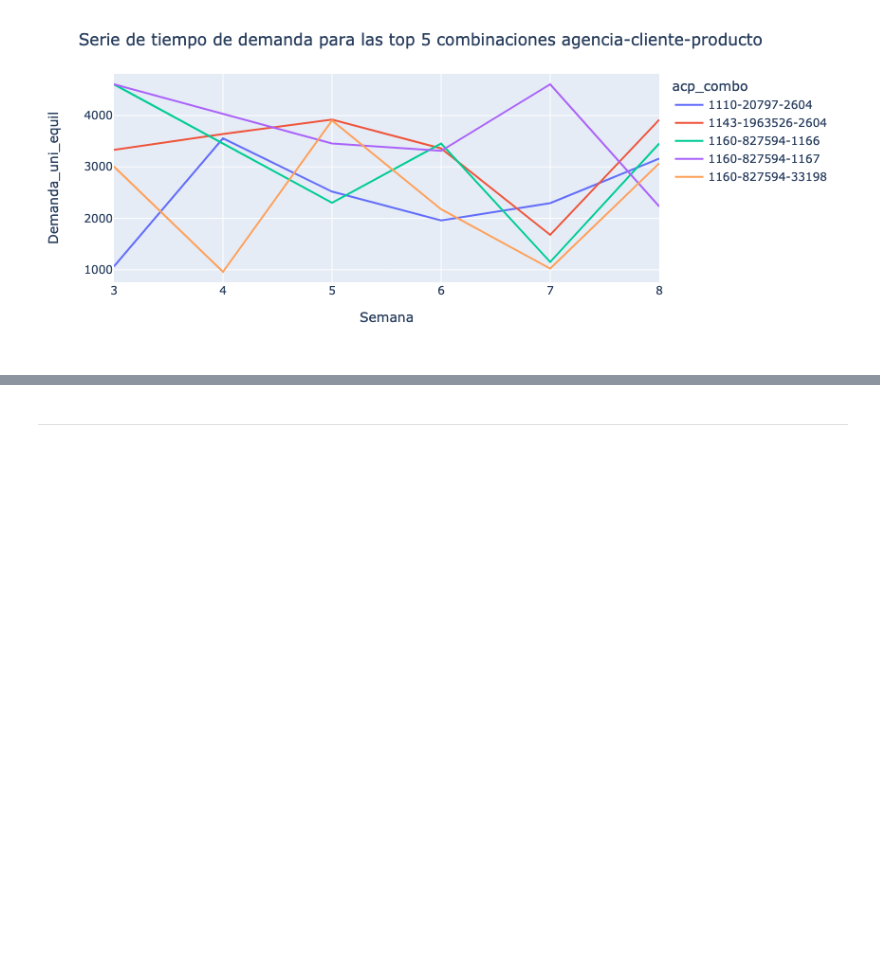
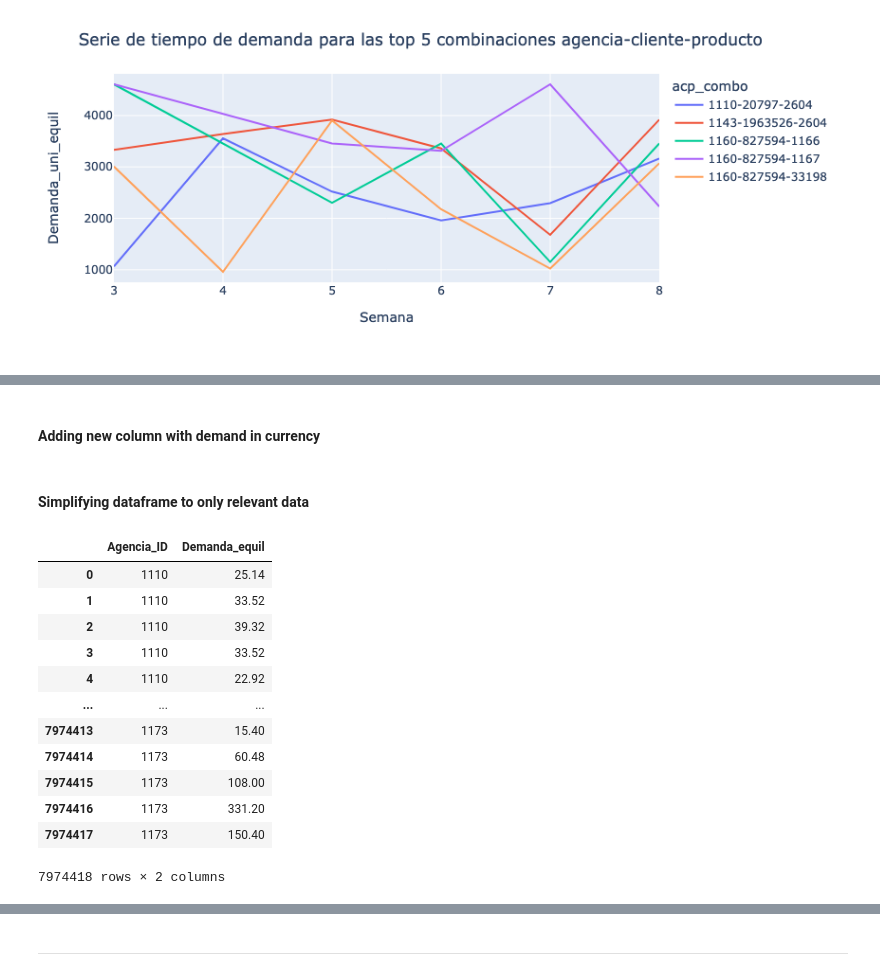
Before and after one commit to Roberto919/abx_answers, a Jupyter notebook: notebooks/abxrp_nb.ipynb, the cells around one changed output, grey strips where cells are left out. Drawn from its saved outputs; the diff is of its cells as text; code cells hidden in the pictures; blank space fills up the shorter version.

```diff
--- a/notebooks/abxrp_nb.ipynb
+++ b/notebooks/abxrp_nb.ipynb
@@ -342,0 +349,2 @@ fig.show()
+# %%
+dfx = dftr.copy()
@@ -342,0 +367,6 @@ fig.show()
+# %% [markdown]
+#### Adding new column with demand in currency
+# %%
+dfx["Demanda_equil"] = dfx.apply(lambda x: x["Venta_hoy"] - x["Dev_proxima"] if (x["Venta_hoy"] - x["Dev_proxima"]) > 0 else 0, axis=1)
+# %% [markdown]
+#### Simplifying dataframe to only relevant data
@@ -342,0 +380,16 @@ fig.show()
+# %%
+dfx
+# %% [output]
+|  | Agencia_ID | Demanda_equil |
+| 0 | 1110 | 25.14 |
+| 1 | 1110 | 33.52 |
+| 2 | 1110 | 39.32 |
+| 3 | 1110 | 33.52 |
+| 4 | 1110 | 22.92 |
+| ... | ... | ... |
+| 7974413 | 1173 | 15.40 |
+| 7974414 | 1173 | 60.48 |
+| 7974415 | 1173 | 108.00 |
+| 7974416 | 1173 | 331.20 |
+| 7974417 | 1173 | 150.40 |
+7974418 rows × 2 columns
```
Also changed, not shown: parts of 15 cells of this notebook, 1 other file.
